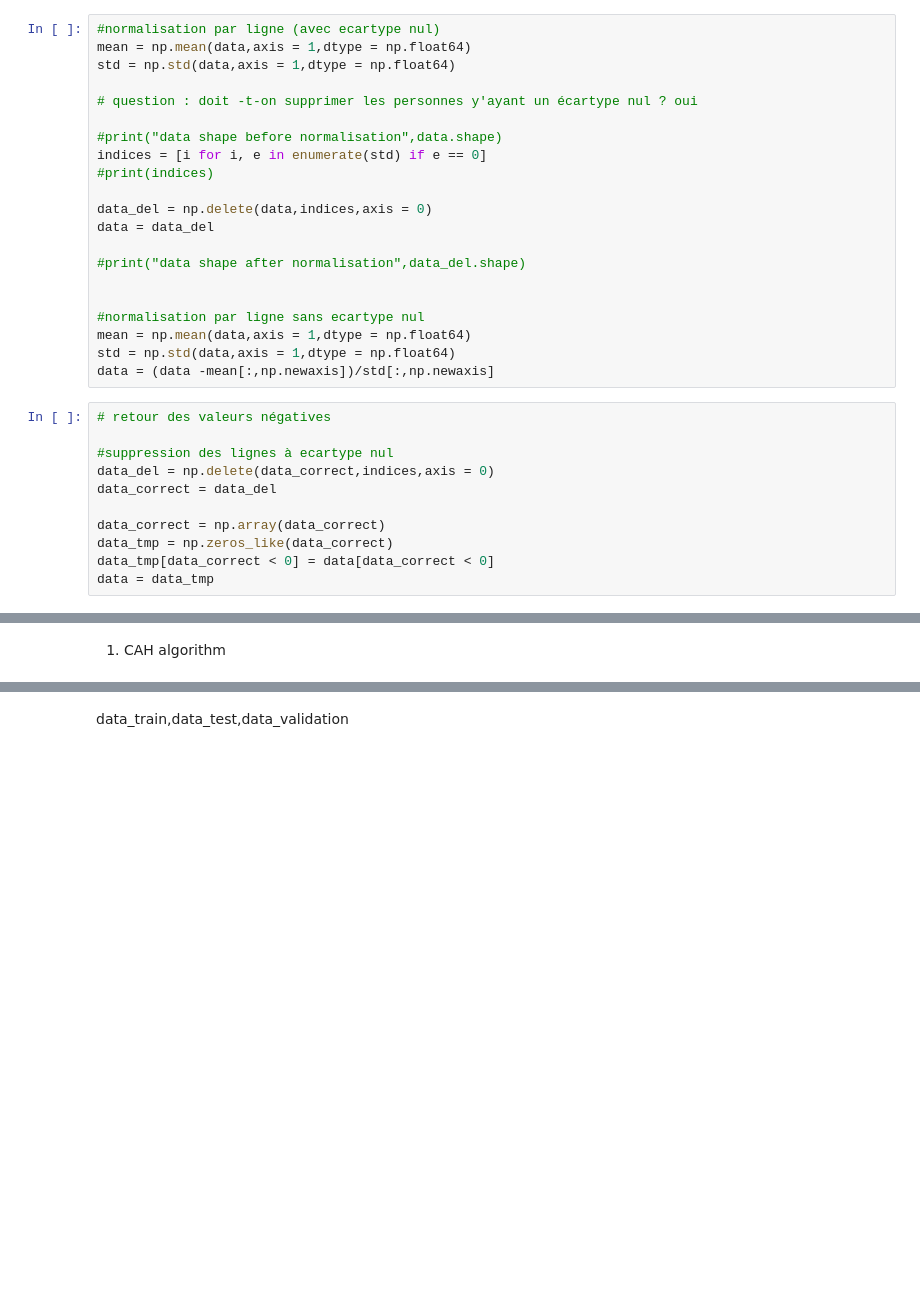
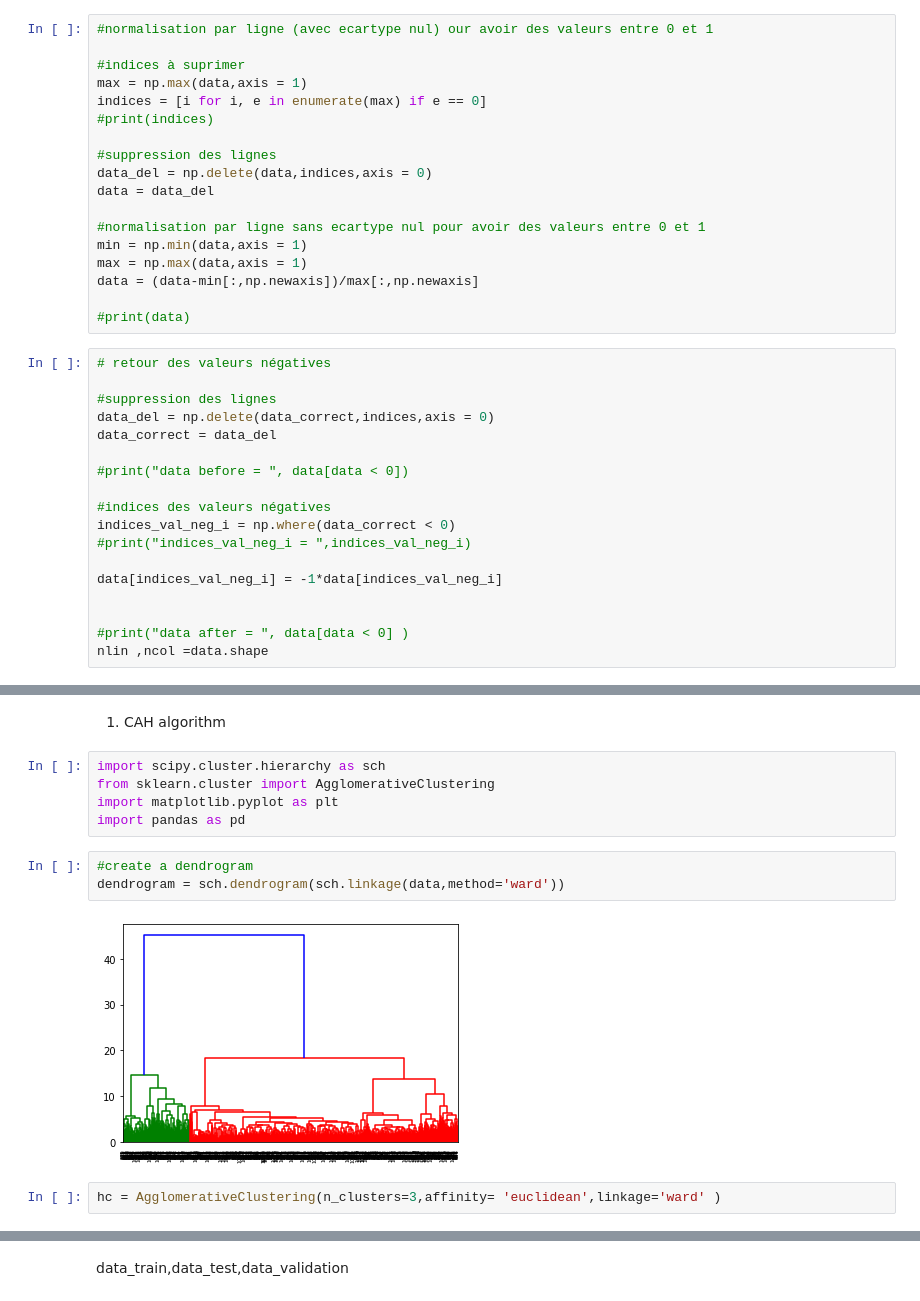
Before and after one commit to master-csmi/2022-m1-staps, a Jupyter notebook: data_motives/projet.ipynb, the cells around one changed output, grey strips where cells are left out. Saved outputs shown, nothing was run; the diff lists cells and outputs as text; blank space fills up the shorter version.

```diff
--- a/data_motives/projet.ipynb
+++ b/data_motives/projet.ipynb
@@ -35,38 +38,54 @@ data_tmp[data < seuil] = data[data < seuil]
 data = data_tmp
 #print(data)
 # %%
-#normalisation par ligne (avec ecartype nul)
-mean = np.mean(data,axis = 1,dtype = np.float64)
-std = np.std(data,axis = 1,dtype = np.float64)
+#normalisation par ligne (avec ecartype nul) our avoir des valeurs entre 0 et 1
 
-# question : doit -t-on supprimer les personnes y'ayant un écartype nul ? oui
-
-#print("data shape before normalisation",data.shape)
-indices = [i for i, e in enumerate(std) if e == 0]
+#indices à suprimer
+max = np.max(data,axis = 1)
+indices = [i for i, e in enumerate(max) if e == 0]
 #print(indices)
 
+#suppression des lignes
 data_del = np.delete(data,indices,axis = 0)
 data = data_del
 
-#print("data shape after normalisation",data_del.shape)
+#normalisation par ligne sans ecartype nul pour avoir des valeurs entre 0 et 1
+min = np.min(data,axis = 1)
+max = np.max(data,axis = 1)
+data = (data-min[:,np.newaxis])/max[:,np.newaxis]
 
-
-#normalisation par ligne sans ecartype nul
-mean = np.mean(data,axis = 1,dtype = np.float64)
-std = np.std(data,axis = 1,dtype = np.float64)
-data = (data -mean[:,np.newaxis])/std[:,np.newaxis]
+#print(data)
 # %%
 # retour des valeurs négatives
 
-#suppression des lignes à ecartype nul
+#suppression des lignes
 data_del = np.delete(data_correct,indices,axis = 0)
 data_correct = data_del
 
-data_correct = np.array(data_correct)
-data_tmp = np.zeros_like(data_correct)
-data_tmp[data_correct < 0] = data[data_correct < 0]
-data = data_tmp
+#print("data before = ", data[data < 0])
+
+#indices des valeurs négatives
+indices_val_neg_i = np.where(data_correct < 0)
+#print("indices_val_neg_i = ",indices_val_neg_i)
+
+data[indices_val_neg_i] = -1*data[indices_val_neg_i]
+
+
+#print("data after = ", data[data < 0] )
+nlin ,ncol =data.shape
 # %% [markdown]
  Cluster Algorithm
 # %% [markdown]
 1) CAH algorithm
+# %%
+import scipy.cluster.hierarchy as sch
+from sklearn.cluster import AgglomerativeClustering
+import matplotlib.pyplot as plt
+import pandas as pd
+# %%
+#create a dendrogram
+dendrogram = sch.dendrogram(sch.linkage(data,method='ward'))
+# %% [output]
+[figure, added]
+# %%
+hc = AgglomerativeClustering(n_clusters=3,affinity= 'euclidean',linkage='ward' )
```
Also changed, not shown: parts of 16 cells of this notebook.
